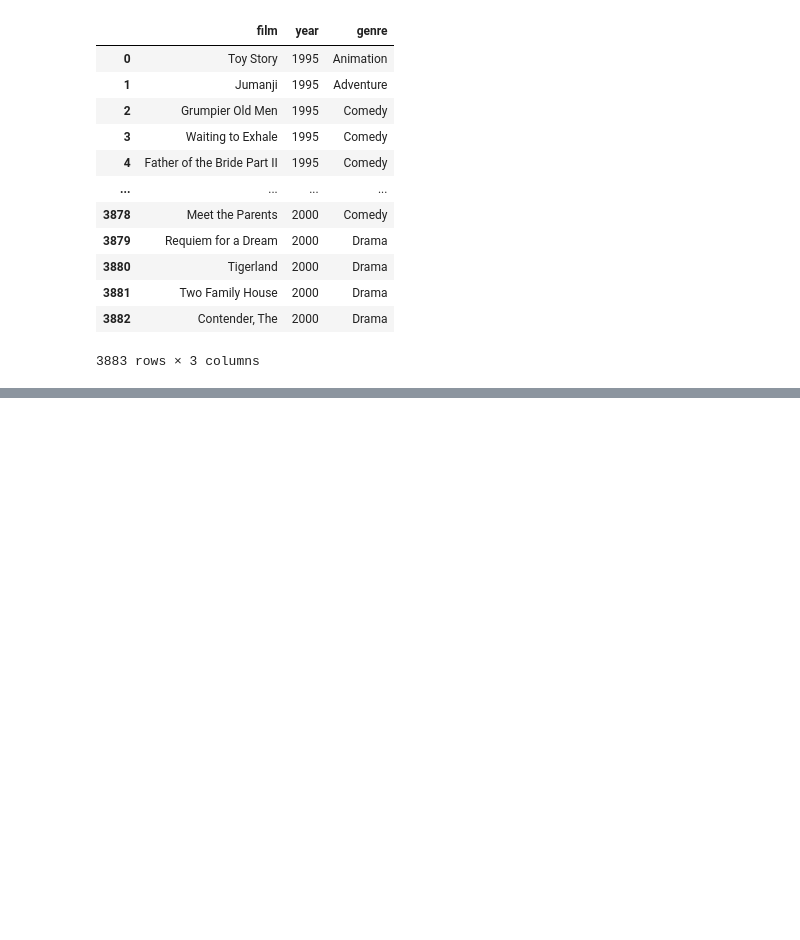
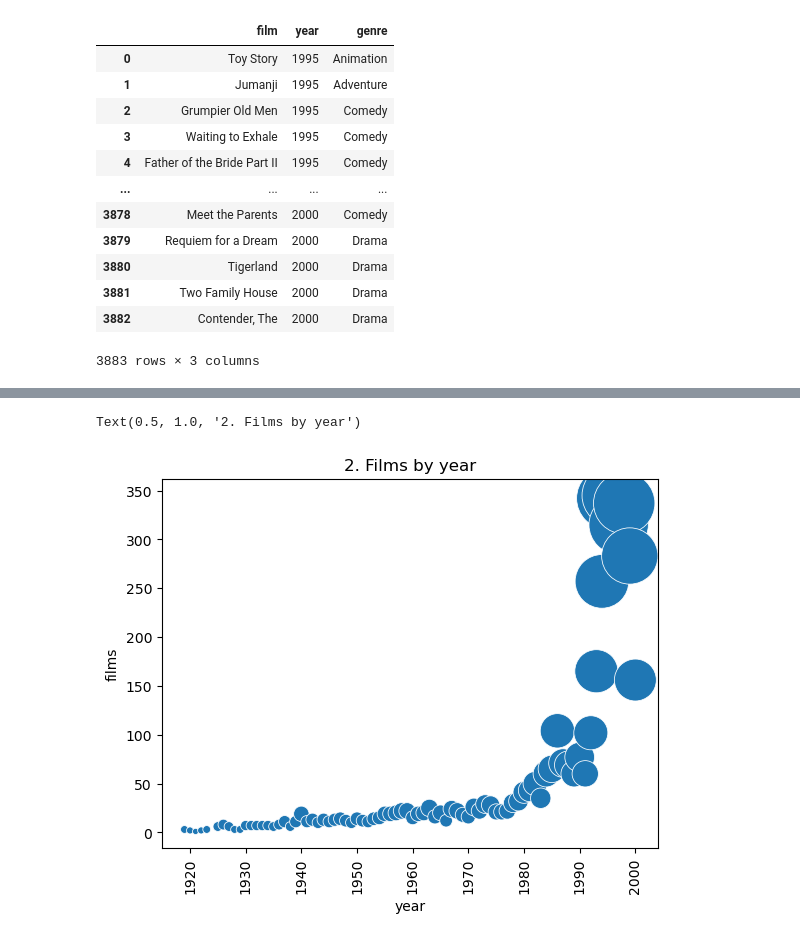
Before and after one commit to machaca1/Sprint-4-Visualizacion-grafica-de-datos, a Jupyter notebook: movies_bueno.ipynb, the cells around one changed output, grey strips where cells are left out. Cells and saved outputs as stored; diff of their text form; code cells hidden in the pictures; blank space fills up the shorter version.

```diff
--- a/movies_bueno.ipynb
+++ b/movies_bueno.ipynb
@@ -53,0 +58,17 @@ fig.autofmt_xdate(rotation=60)
+# %%
+import matplotlib.pyplot as plt
+import seaborn as sns
+
+fd = movies.groupby(['year']).agg(films=('film', 'count'))
+fd = fd.reset_index(level='year')
+fd['year']=fd['year'].astype(int)
+
+
+# use the scatterplot function to build the bubble map
+sns.scatterplot(data=fd, x="year", y="films", size="films", legend=False, sizes=(20, 2000))
+plt.xticks(rotation=90)
+plt.xticks(range(1920,2001,10))
+plt.title("2. Films by year")
+# %% [output]
+Text(0.5, 1.0, '2. Films by year')
+[figure, added]
```
Also changed, not shown: parts of 3 cells of this notebook.
